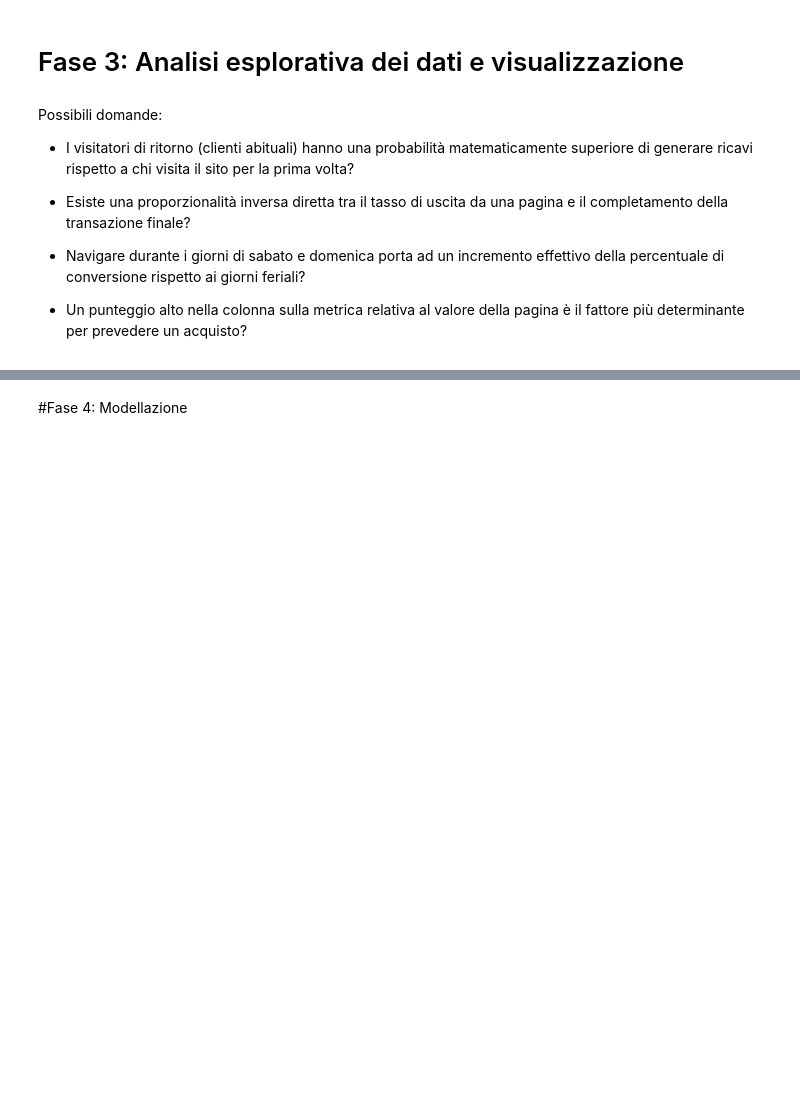
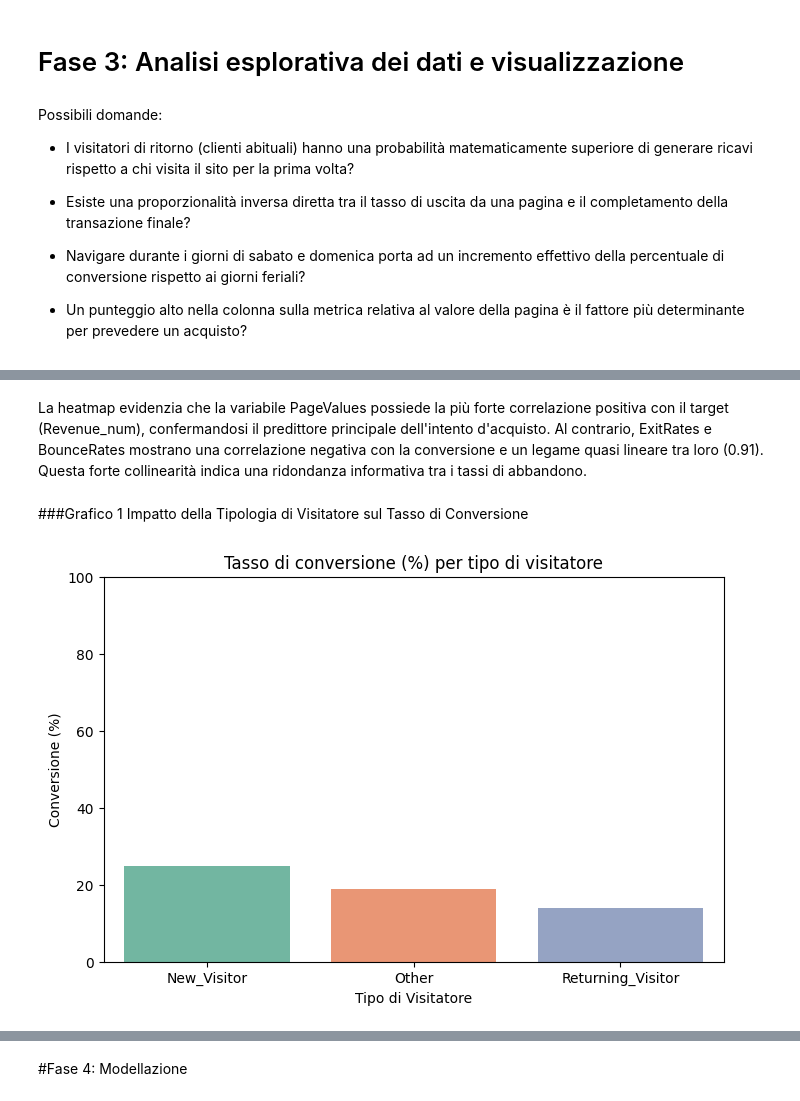
Before and after one commit to carlottaforza03/Progetto-IntroDSePC-Gruppo-6, a Jupyter notebook: notebooks/Progetto_IntroDSePC_gruppo_6.ipynb, the cells around one changed output, grey strips where cells are left out. Cells and saved outputs as stored; diff of their text form; code cells hidden in the pictures; blank space fills up the shorter version.

```diff
--- a/notebooks/Progetto_IntroDSePC_gruppo_6.ipynb
+++ b/notebooks/Progetto_IntroDSePC_gruppo_6.ipynb
@@ -393,0 +438,19 @@ Possibili domande:
+# %% [markdown]
+La heatmap evidenzia che la variabile PageValues possiede la più forte correlazione positiva con il target (Revenue_num), confermandosi il predittore principale dell'intento d'acquisto. Al contrario, ExitRates e BounceRates mostrano una correlazione negativa con la conversione e un legame quasi lineare tra loro (0.91). Questa forte collinearità indica una ridondanza informativa tra i tassi di abbandono.
+# %% [markdown]
+###Grafico 1
+Impatto della Tipologia di Visitatore sul Tasso di Conversione
+# %%
+conv_visitor = shopping.groupby('VisitorType')['Revenue_num'].mean() * 100
+conv_visitor = conv_visitor.reset_index()
+
+plt.figure(figsize=(8, 5))
+sns.barplot(data=conv_visitor, x='VisitorType', y='Revenue_num', hue='VisitorType', palette='Set2', legend=False)
+
+plt.title('Tasso di conversione (%) per tipo di visitatore')
+plt.ylabel('Conversione (%)')
+plt.xlabel('Tipo di Visitatore')
+plt.ylim(0, 100)
+plt.show()
+# %% [output]
+[figure, added]
```
Also changed, not shown: parts of 27 cells of this notebook.
